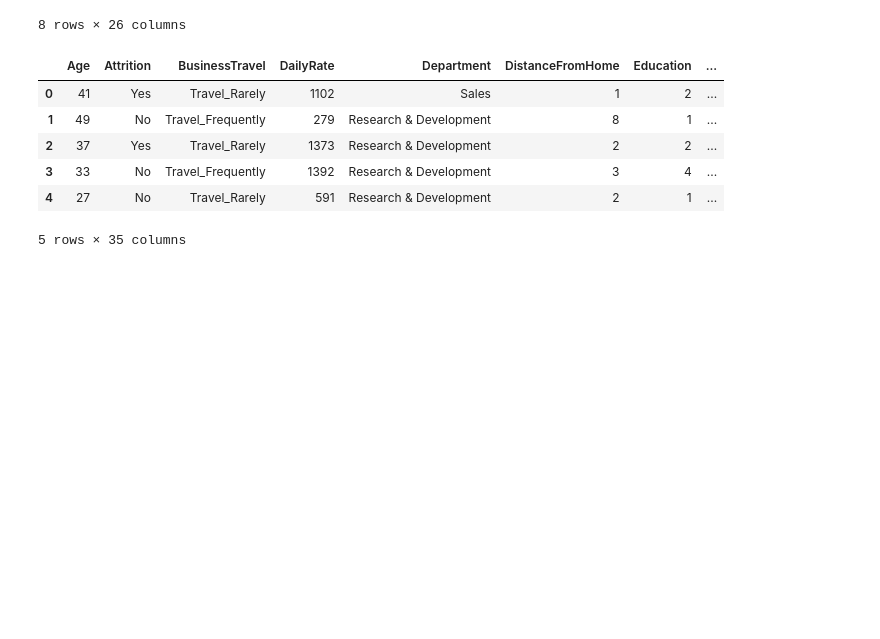
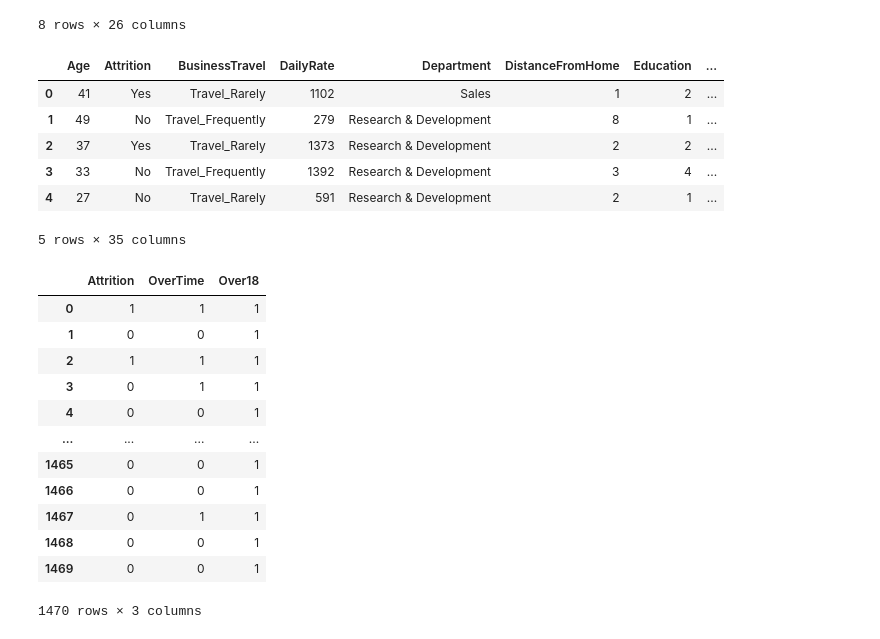
Before and after one commit to mattyapers/Data-Science, a Jupyter notebook: HR Model.ipynb, the cells around one changed output. Saved outputs shown, nothing was run; the diff lists cells and outputs as text; code cells hidden in the pictures; blank space fills up the shorter version.

```diff
--- a/HR Model.ipynb
+++ b/HR Model.ipynb
@@ -55,0 +58,16 @@ df['Attrition']=df['Attrition'].apply(x:lambda)
+# %%
+df[['Attrition','OverTime','Over18']]
+# %% [output]
+|  | Attrition | OverTime | Over18 |
+| 0 | 1 | 1 | 1 |
+| 1 | 0 | 0 | 1 |
+| 2 | 1 | 1 | 1 |
+| 3 | 0 | 1 | 1 |
+| 4 | 0 | 0 | 1 |
+| ... | ... | ... | ... |
+| 1465 | 0 | 0 | 1 |
+| 1466 | 0 | 0 | 1 |
+| 1467 | 0 | 1 | 1 |
+| 1468 | 0 | 0 | 1 |
+| 1469 | 0 | 0 | 1 |
+1470 rows × 3 columns
```
Also changed, not shown: parts of 6 cells of this notebook.
